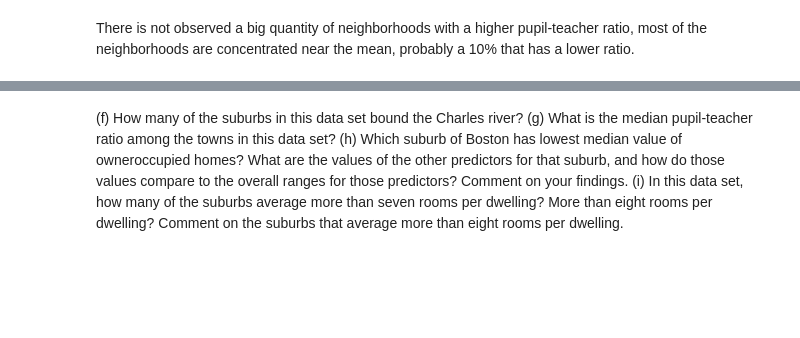
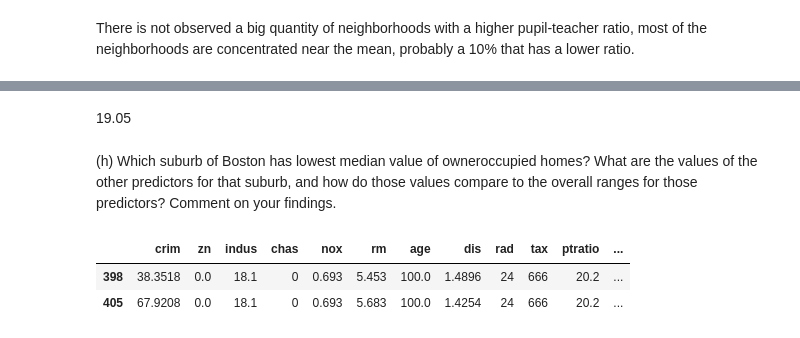
Before and after one commit to hinojosaad/islp, a Jupyter notebook: Chapter2/ch2.ipynb, the cells around one changed output, grey strips where cells are left out. Saved outputs shown, nothing was run; the diff lists cells and outputs as text; code cells hidden in the pictures; blank space fills up the shorter version.

```diff
--- a/Chapter2/ch2.ipynb
+++ b/Chapter2/ch2.ipynb
@@ -470,13 +497,13 @@ There is not observed a big quantity of neighborhoods with a higher pupil-teache
+# %% [markdown]
+19.05
 # %% [markdown]
-(f) How many of the suburbs in this data set bound the Charles
-river?
-(g) What is the median pupil-teacher ratio among the towns in this
-data set?
 (h) Which suburb of Boston has lowest median value of owneroccupied
 homes? What are the values of the other predictors
 for that suburb, and how do those values compare to the overall
 ranges for those predictors? Comment on your findings.
-(i) In this data set, how many of the suburbs average more than
-seven rooms per dwelling? More than eight rooms per dwelling?
-Comment on the suburbs that average more than eight rooms
-per dwelling.
+# %%
+Boston[Boston['medv'] == Boston['medv'].min()]
+# %% [output]
+|  | crim | zn | indus | chas | nox | rm | age | dis | rad | tax | ptratio | ... |
+| 398 | 38.3518 | 0.0 | 18.1 | 0 | 0.693 | 5.453 | 100.0 | 1.4896 | 24 | 666 | 20.2 | ... |
+| 405 | 67.9208 | 0.0 | 18.1 | 0 | 0.693 | 5.683 | 100.0 | 1.4254 | 24 | 666 | 20.2 | ... |
```
Also changed, not shown: parts of 10 cells of this notebook.
